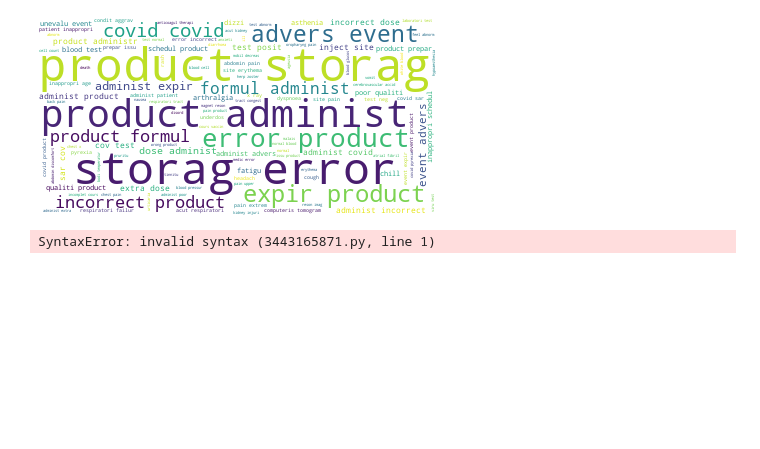
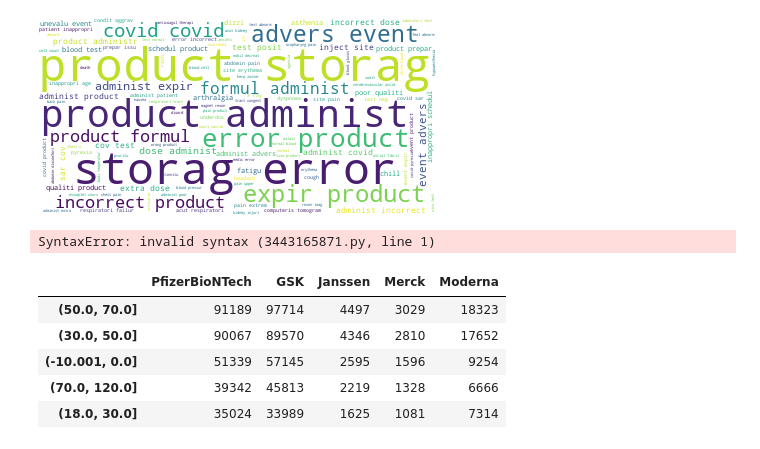
Before and after one commit to mattkim0419/vaers, a Jupyter notebook: scripts.ipynb, the cells around one changed output. Saved outputs shown, nothing was run; the diff lists cells and outputs as text; code cells hidden in the pictures; blank space fills up the shorter version.

```diff
--- a/scripts.ipynb
+++ b/scripts.ipynb
@@ -294,2 +275,54 @@ age_count = age.value_counts()
+# %%
+import pandas as pd
+
+dfvax = pd.read_csv('2021VAERSVAX.csv', index_col=None, header=0, dtype = 'object', encoding= 'latin1')
+dfdata = pd.read_csv('2021VAERSDATA.csv', index_col=None, header=0, dtype = 'object', encoding= 'latin1')
+
+dfmerged = pd.concat([dfvax, dfdata], axis=1)
+
+# replace empty cells with -1
+df_age = dfmerged.fillna(-1)
+
+# change dtype of list
+df_age['AGE_YRS'] = df_age['AGE_YRS'].astype(float)
+df_age['AGE_YRS'] = df_age['AGE_YRS'].astype(int)
+
+# extracting age data for each company
+dfpbt = df_age[df_age['VAX_MANU'] == 'PFIZER\BIONTECH'].reset_index(drop=True)
+dfgsk = df_age[df_age['VAX_MANU'] == 'GLAXOSMITHKLINE BIOLOGICALS'].reset_index(drop=True)
+dfjanssen = df_age[df_age['VAX_MANU'] == 'JANSSEN'].reset_index(drop=True)
+dfmerck = df_age[df_age['VAX_MANU'] == 'MERCK & CO. INC.'].reset_index(drop=True)
+dfmoderna = df_age[df_age['VAX_MANU'] == 'MODERNA'].reset_index(drop=True)
+
+# creating bins for age range and placing data into bins
+pbt_age = pd.cut(dfpbt['AGE_YRS'], [-10,0,12,18,30,50,70,120], include_lowest=True)
+gsk_age = pd.cut(dfgsk['AGE_YRS'], [-10,0,12,18,30,50,70,120], include_lowest=True)
+janssen_age = pd.cut(dfjanssen['AGE_YRS'], [-10,0,12,18,30,50,70,120], include_lowest=True)
+merck_age = pd.cut(dfmerck['AGE_YRS'], [-10,0,12,18,30,50,70,120], include_lowest=True)
+moderna_age = pd.cut(dfmoderna['AGE_YRS'], [-10,0,12,18,30,50,70,120], include_lowest=True)
+
+#counting data
+pbt_age_count = pbt_age.value_counts()
+gsk_age_count = gsk_age.value_counts()
+janssen_age_count = janssen_age.value_counts()
+merck_age_count = merck_age.value_counts()
+moderna_age_count = moderna_age.value_counts()
+
+# creating new dataframe
+dfage_merged = pd.concat([pbt_age_count, moderna_age_count, gsk_age_count, merck_age_count, janssen_age_count], axis=1)
+
+dfage_merged.columns.values[0] = "PfizerBioNTech"
+dfage_merged.columns.values[1] = "GSK"
+dfage_merged.columns.values[2] = "Janssen"
+dfage_merged.columns.values[3] = "Merck"
+dfage_merged.columns.values[4] = "Moderna"
+dfage_merged.head()
+# %% [output]
+|  | PfizerBioNTech | GSK | Janssen | Merck | Moderna |
+| (50.0, 70.0] | 91189 | 97714 | 4497 | 3029 | 18323 |
+| (30.0, 50.0] | 90067 | 89570 | 4346 | 2810 | 17652 |
+| (-10.001, 0.0] | 51339 | 57145 | 2595 | 1596 | 9254 |
+| (70.0, 120.0] | 39342 | 45813 | 2219 | 1328 | 6666 |
+| (18.0, 30.0] | 35024 | 33989 | 1625 | 1081 | 7314 |
 # %%
 from matplotlib import pyplot as plt
```
Also changed, not shown: parts of 9 cells of this notebook.
